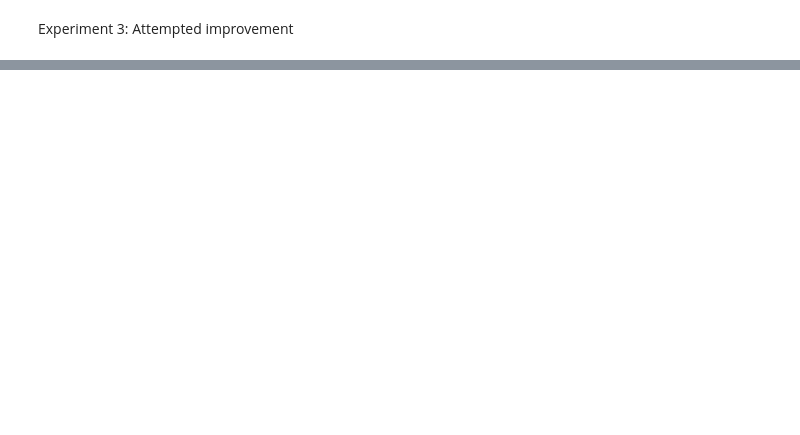
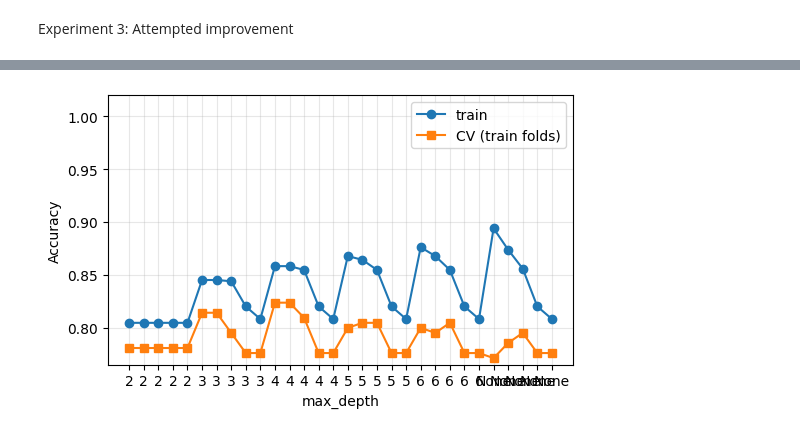
Before and after one commit to migasantunes/decision-trees-lego, a Jupyter notebook: notebooks/dev_c.ipynb, the cells around one changed output, grey strips where cells are left out. Cells and saved outputs as stored; diff of their text form; code cells hidden in the pictures; blank space fills up the shorter version.

```diff
--- a/notebooks/dev_c.ipynb
+++ b/notebooks/dev_c.ipynb
@@ -21,8 +21,8 @@ from sklearn.model_selection import GridSearchCV
 # %% [markdown]
 Constants
 # %%
-SEED = 42
-N = 60
+SEED = [0, 42, 123, 456, 789]
+N = 300
 NOISE = 0.15
 #MAX_DEPTH = 3
 TEST_SIZE = 0.3
@@ -32,12 +30,2 @@ Data Creation
-# %%
-df = data.make_data(n=N, noise=NOISE, seed=SEED)
-train_df, test_df = train_test_split(df, test_size=TEST_SIZE, stratify=df[data.TARGET], random_state=SEED)
-
-enc = data.make_encoder()
-X_train = enc.fit_transform(train_df[data.FEATURES])
-y_train = train_df[data.TARGET]
-X_test  = enc.transform(test_df[data.FEATURES])
-y_test  = test_df[data.TARGET]
-names = list(enc.get_feature_names_out())
 # %% [markdown]
 Experiment 3:  Attempted improvement
@@ -44,15 +38,61 @@ Experiment 3:  Attempted improvement
 # %%
-parameters = {
-    "max_depth": [1,2,3,4,5],
-    "min_samples_leaf": [1,2,3,4,5],
-}
-dt = DecisionTreeClassifier(criterion=CRITERION, random_state=SEED)
-gs = GridSearchCV(dt, parameters, refit=True)
-gs.fit(X_train, y_train)
+accuracy_sticker_results= []
+accuracy_truth_results = []
+for s in SEED:
 
-y_pred =gs.predict(X_test)
+    df = data.make_data(n=N, noise=NOISE, seed=s)
+    train_df, test_df = train_test_split(df,
+                                        test_size=TEST_SIZE,
+                                        stratify=df["accepted_true"],
+                                        random_state=s
+    )
 
-print(gs.best_params_)
+    enc = data.make_encoder()
+    X_train = enc.fit_transform(train_df[data.FEATURES])
+    y_train = train_df[data.TARGET]
+    X_test  = enc.transform(test_df[data.FEATURES])
+    y_test  = test_df[data.TARGET]
+    names = list(enc.get_feature_names_out())
 
-print(classification_report(y_test, y_pred))
+    parameters = {
+        "max_depth": [2,3,4,5,6, None],
+        "min_samples_leaf": [1,2,5,8,10],
+    }
+    dt = DecisionTreeClassifier(criterion=CRITERION, random_state=s)
+    gs = GridSearchCV(dt, parameters, refit=True, scoring='accuracy', cv=5, return_train_score=True)
+    gs.fit(X_train, y_train)
+
+    y_pred =gs.predict(X_test)
+
+    print(f"seed: {s}")
+    print(gs.best_params_)
+    print(f"training Accuracy: {accuracy_score(train_df[data.TARGET], gs.predict(X_train))}")
+
+    print("test Accuracy:")
+    acc_stk = accuracy_score(test_df[data.TARGET], y_pred)
+    acc_tru = accuracy_score(test_df['accepted_true'], y_pred)
+    accuracy_sticker_results.append(acc_stk)
+    accuracy_truth_results.append(acc_tru)
+    print(f"Accuracy (stickers): {acc_stk}")
+    print(f"Accuracy (truth): {acc_tru}")
+
+    # Cross-validation performance metrics (mean CV score for the best estimator)
+    print("CV metrics:")
+    print(f"Best CV score (accuracy): {gs.best_score_}")
+
+    # Extract the tuned parameter values and scores from GridSearchCV results
+    results = gs.cv_results_
+    param_name = list(parameters.keys())[0]  # e.g., 'max_depth'
+    values = results[f"param_{param_name}"]
+    train_scores = results["mean_train_score"] if "mean_train_score" in results else None
+    cv_scores = results["mean_test_score"]
+
+    # Plotting
+    plots.plot_curves(values=values, train_scores=train_scores, cv_scores=cv_scores, xlabel=param_name, ylabel="Accuracy")
+    plots.plot_regions(gs.best_estimator_, enc, train_df, title="Optimized Decision Tree Boundaries")
+    plots.plot_tree(gs.best_estimator_, enc)
+    plt.show()
+
+print(f"Test Accuracy (stickers) over {len(SEED)} seeds:\n Mean: {np.mean(accuracy_sticker_results):.3f}\n Std: {np.std(accuracy_sticker_results):.3f}")
+print(f"Accuracy (truth) over {len(SEED)} seeds:\n Mean: {np.mean(accuracy_truth_results):.3f}\n Std: {np.std(accuracy_truth_results):.3f}")
 # %% [output]
@@ -67,0 +107 @@ weighted avg       0.84      0.83      0.83        18
+[figure, added]
```
Also changed, not shown: parts of 5 cells of this notebook.
